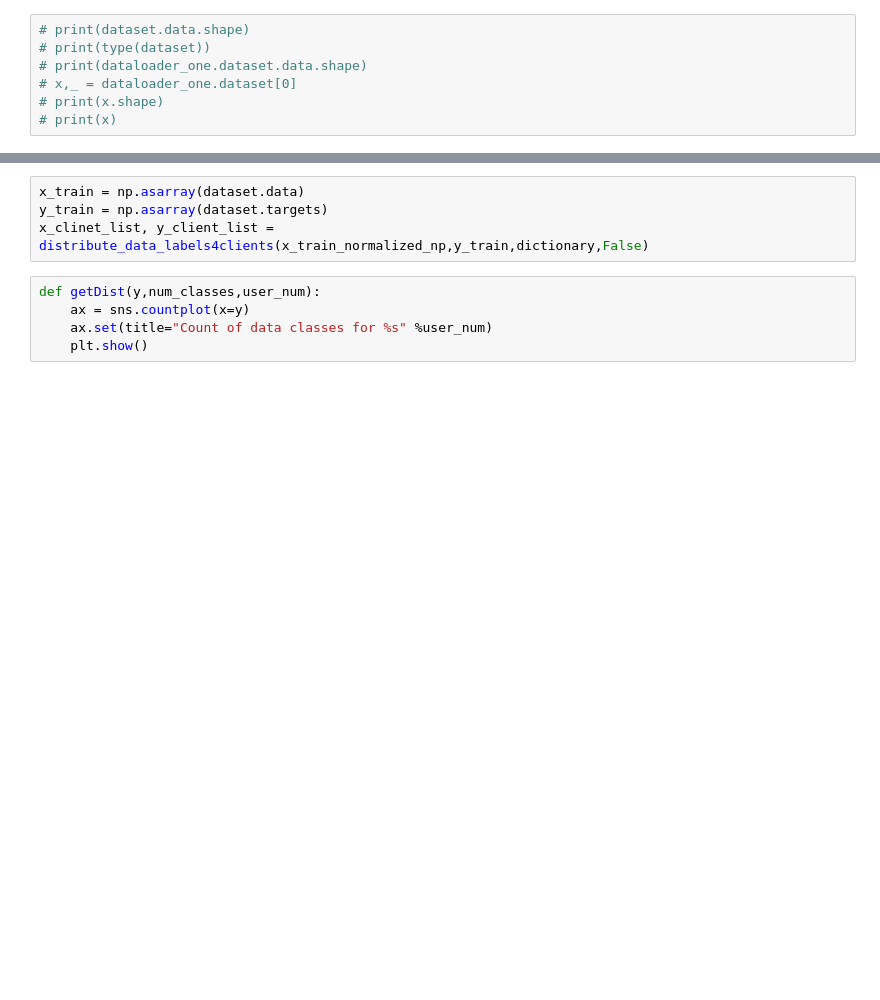
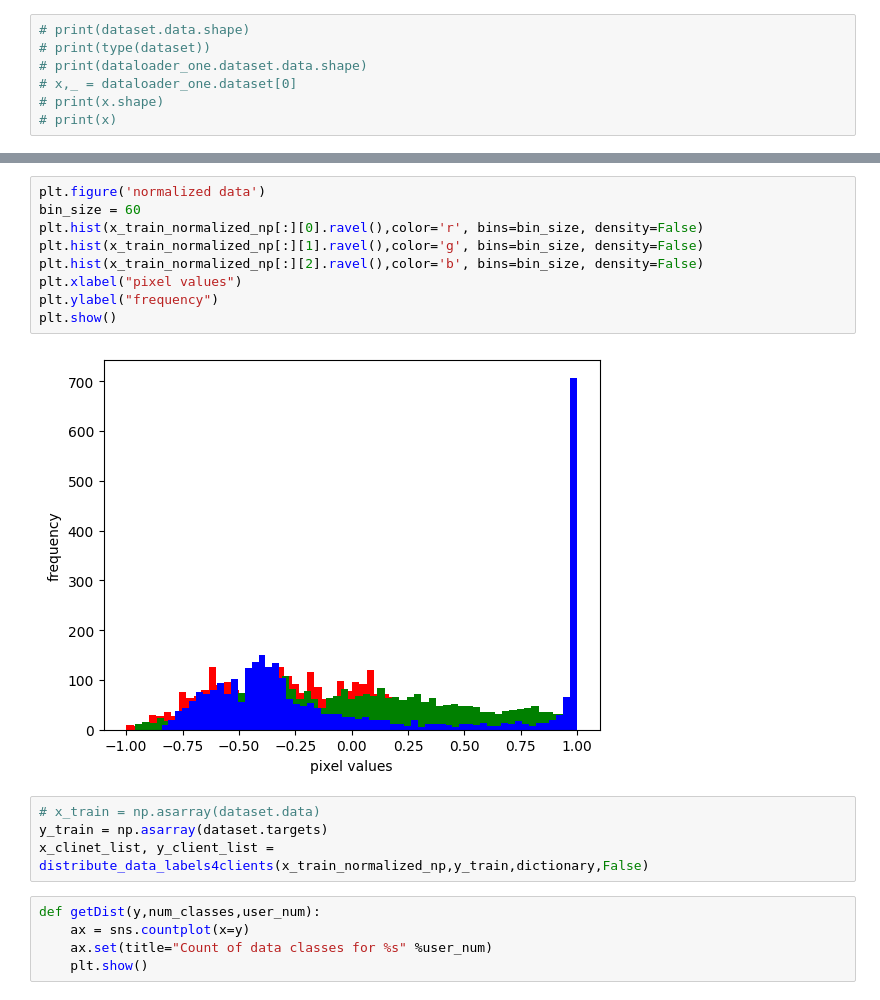
Before and after one commit to basemprince/F2U, a Jupyter notebook: main copy.ipynb, the cells around one changed output, grey strips where cells are left out. Saved outputs shown, nothing was run; the diff lists cells and outputs as text; blank space fills up the shorter version.

```diff
--- a/main copy.ipynb
+++ b/main copy.ipynb
@@ -80,5 +84,16 @@ for i in range(len(dataset)):
+# %%
+plt.figure('normalized data')
+bin_size = 60
+plt.hist(x_train_normalized_np[:][0].ravel(),color='r', bins=bin_size, density=False)
+plt.hist(x_train_normalized_np[:][1].ravel(),color='g', bins=bin_size, density=False)
+plt.hist(x_train_normalized_np[:][2].ravel(),color='b', bins=bin_size, density=False)
+plt.xlabel("pixel values")
+plt.ylabel("frequency")
+plt.show()
+# %% [output]
+[figure, added]
 # %%
-x_train = np.asarray(dataset.data)
+# x_train = np.asarray(dataset.data)
 y_train = np.asarray(dataset.targets)
 x_clinet_list, y_client_list = distribute_data_labels4clients(x_train_normalized_np,y_train,dictionary,False)
 # %%
```
Also changed, not shown: parts of 20 cells of this notebook, 6 other files.
